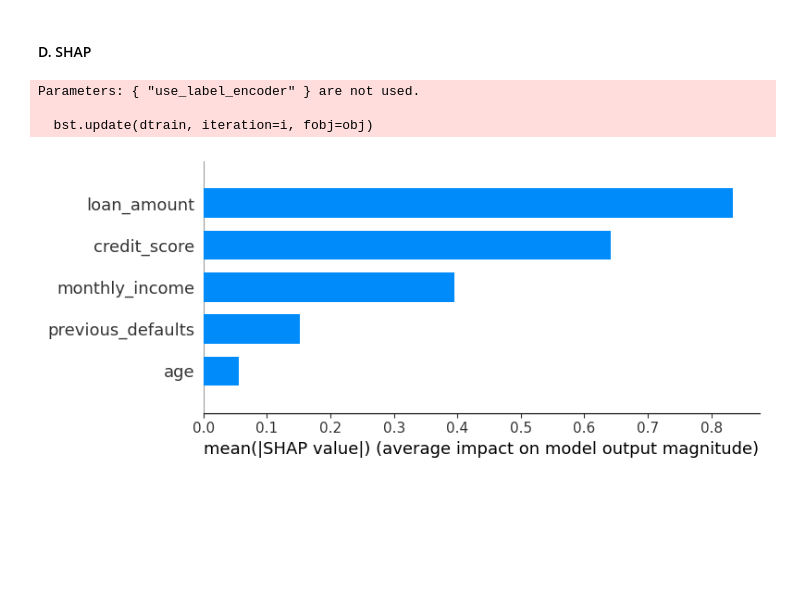
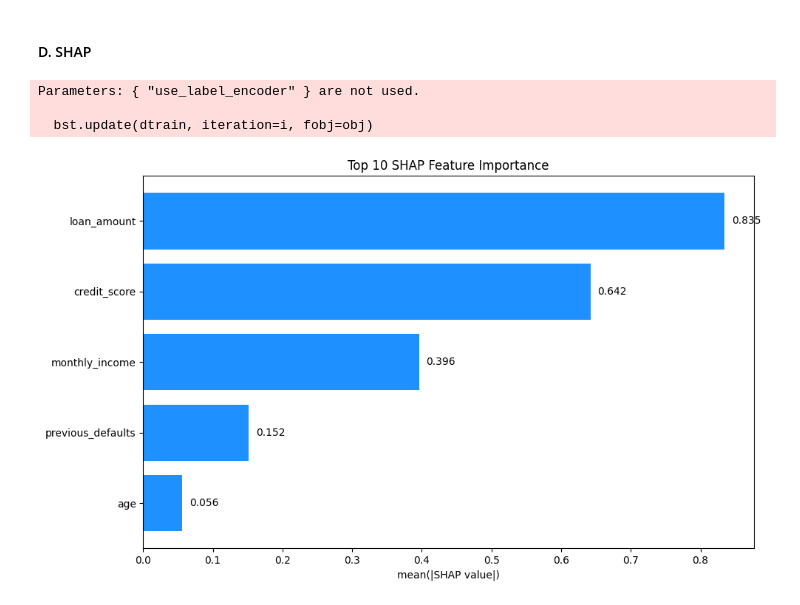
Before and after one commit to malikee00/ds-takehome, a Jupyter notebook: notebooks/B_modelling.ipynb, the cells around one changed output. Cells and saved outputs as stored; diff of their text form; code cells hidden in the pictures; blank space fills up the shorter version.

Commit message:
SHAP Top Feature Fixed

```diff
--- a/notebooks/B_modelling.ipynb
+++ b/notebooks/B_modelling.ipynb
@@ -406,13 +406,33 @@ xgb.fit(X_train, y_train)
 
 explainer = shap.TreeExplainer(xgb)
 shap_values = explainer.shap_values(X_test)
-
-shap.summary_plot(shap_values, X_test, plot_type="bar", max_display=10, show=False)
-plt.tight_layout()
-plt.savefig("shap_top10_features.png", dpi=300)
-plt.show()
 # %% [output]
 Parameters: { "use_label_encoder" } are not used.
 
   bst.update(dtrain, iteration=i, fobj=obj)
-[figure, removed]
+# %%
+mean_shap = np.abs(shap_values).mean(axis=0)
+shap_df = pd.DataFrame({
+    'feature': X_test.columns,
+    'mean_abs_shap': mean_shap
+}).sort_values(by='mean_abs_shap', ascending=False).reset_index(drop=True)
+
+top_n = 10
+top_shap = shap_df.head(top_n)
+
+plt.figure(figsize=(10, 6))
+bars = plt.barh(top_shap['feature'], top_shap['mean_abs_shap'], color='dodgerblue')
+
+for bar in bars:
+    width = bar.get_width()
+    plt.text(width + 0.01, bar.get_y() + bar.get_height()/2,
+             f"{width:.3f}", va='center')
+
+plt.xlabel("mean(|SHAP value|)")
+plt.title("Top 10 SHAP Feature Importance")
+plt.gca().invert_yaxis()
+plt.tight_layout()
+plt.savefig("shap_top10_features_with_values.png", dpi=300)
+plt.show()
+# %% [output]
+[figure, added]
```
Also changed, not shown: 2 other files.
